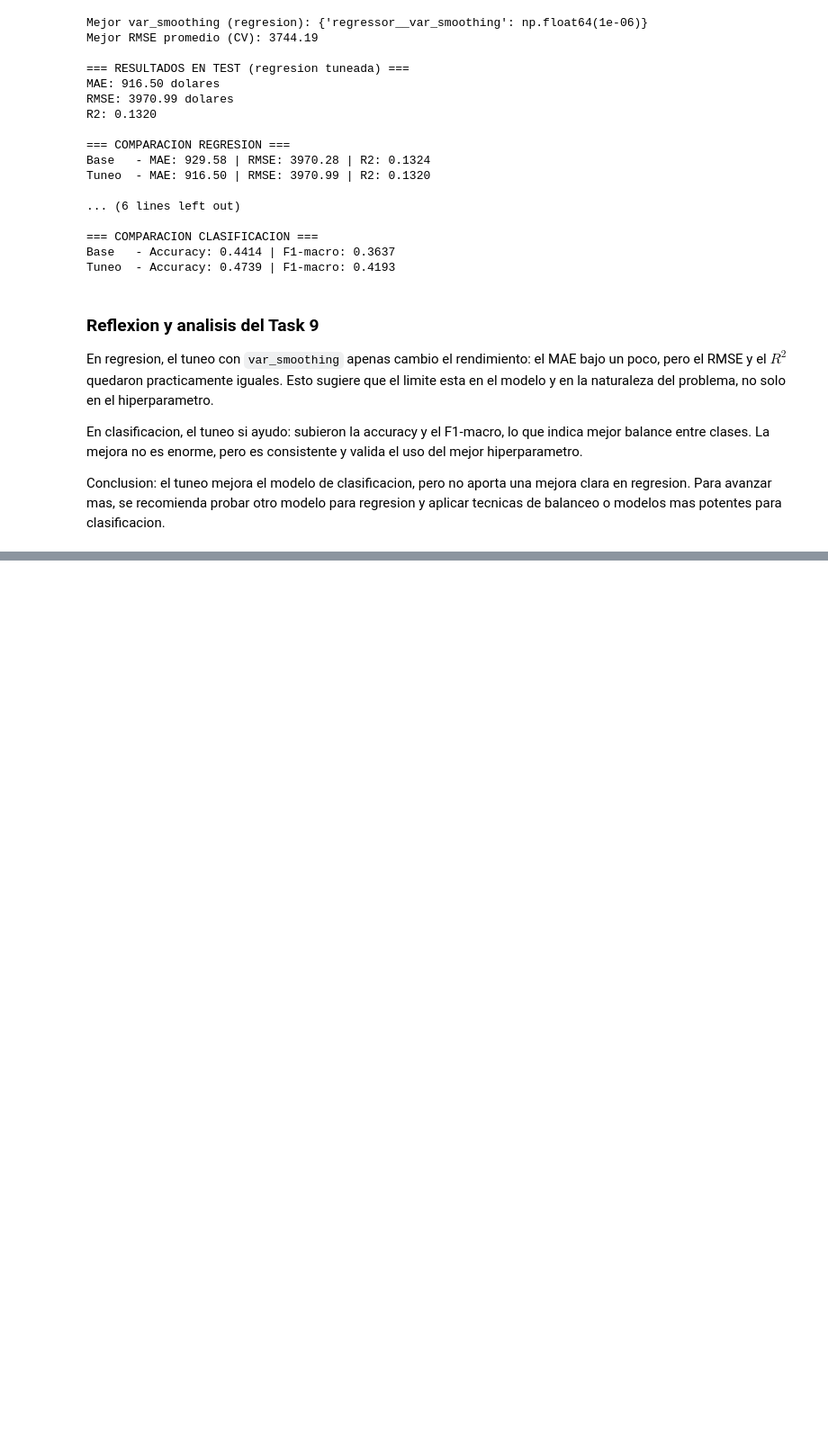
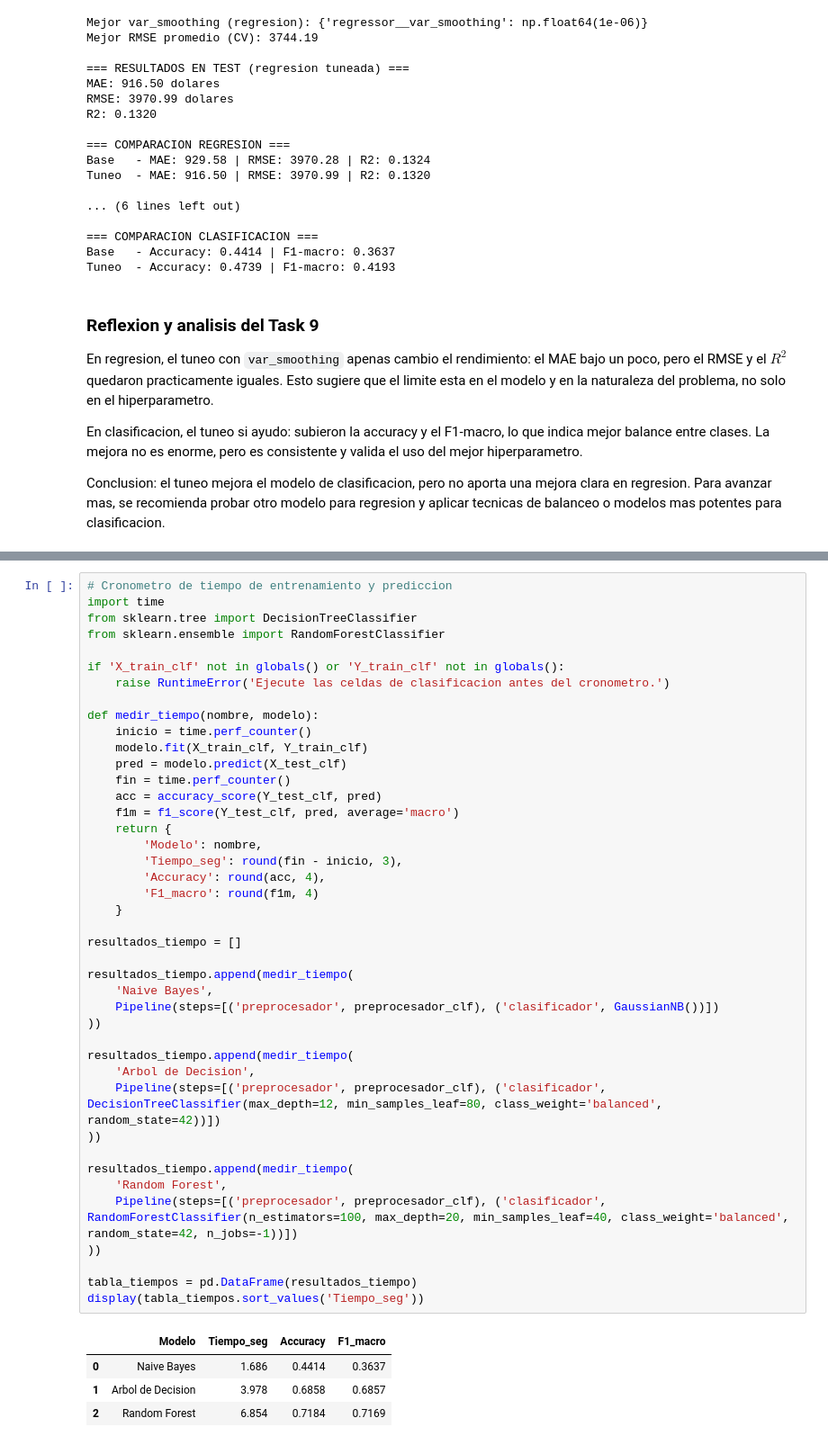
Before and after one commit to Vann06/Mineria_Datos, a Jupyter notebook: Bayes_Ingenuo.ipynb, the cells around one changed output, grey strips where cells are left out. Shown at 90% size. Drawn from its saved outputs; the diff is of its cells as text; blank space fills up the shorter version.

Commit message:
Task 10. Comparación con Random Forest y Arboles de Decisión

```diff
--- a/Bayes_Ingenuo.ipynb
+++ b/Bayes_Ingenuo.ipynb
@@ -661,0 +670,47 @@ Conclusion: el tuneo mejora el modelo de clasificacion, pero no aporta una mejor
+# %%
+# Cronometro de tiempo de entrenamiento y prediccion
+import time
+from sklearn.tree import DecisionTreeClassifier
+from sklearn.ensemble import RandomForestClassifier
+
+if 'X_train_clf' not in globals() or 'Y_train_clf' not in globals():
+    raise RuntimeError('Ejecute las celdas de clasificacion antes del cronometro.')
+
+def medir_tiempo(nombre, modelo):
+    inicio = time.perf_counter()
+    modelo.fit(X_train_clf, Y_train_clf)
+    pred = modelo.predict(X_test_clf)
+    fin = time.perf_counter()
+    acc = accuracy_score(Y_test_clf, pred)
+    f1m = f1_score(Y_test_clf, pred, average='macro')
+    return {
+        'Modelo': nombre,
+        'Tiempo_seg': round(fin - inicio, 3),
+        'Accuracy': round(acc, 4),
+        'F1_macro': round(f1m, 4)
+    }
+
+resultados_tiempo = []
+
+resultados_tiempo.append(medir_tiempo(
+    'Naive Bayes',
+    Pipeline(steps=[('preprocesador', preprocesador_clf), ('clasificador', GaussianNB())])
+))
+
+resultados_tiempo.append(medir_tiempo(
+    'Arbol de Decision',
+    Pipeline(steps=[('preprocesador', preprocesador_clf), ('clasificador', DecisionTreeClassifier(max_depth=12, min_samples_leaf=80, class_weight='balanced', random_state=42))])
+))
+
+resultados_tiempo.append(medir_tiempo(
+    'Random Forest',
+    Pipeline(steps=[('preprocesador', preprocesador_clf), ('clasificador', RandomForestClassifier(n_estimators=100, max_depth=20, min_samples_leaf=40, class_weight='balanced', random_state=42, n_jobs=-1))])
+))
+
+tabla_tiempos = pd.DataFrame(resultados_tiempo)
+display(tabla_tiempos.sort_values('Tiempo_seg'))
+# %% [output]
+|  | Modelo | Tiempo_seg | Accuracy | F1_macro |
+| 0 | Naive Bayes | 1.686 | 0.4414 | 0.3637 |
+| 1 | Arbol de Decision | 3.978 | 0.6858 | 0.6857 |
+| 2 | Random Forest | 6.854 | 0.7184 | 0.7169 |
```
Also changed, not shown: parts of 1 cell of this notebook.
